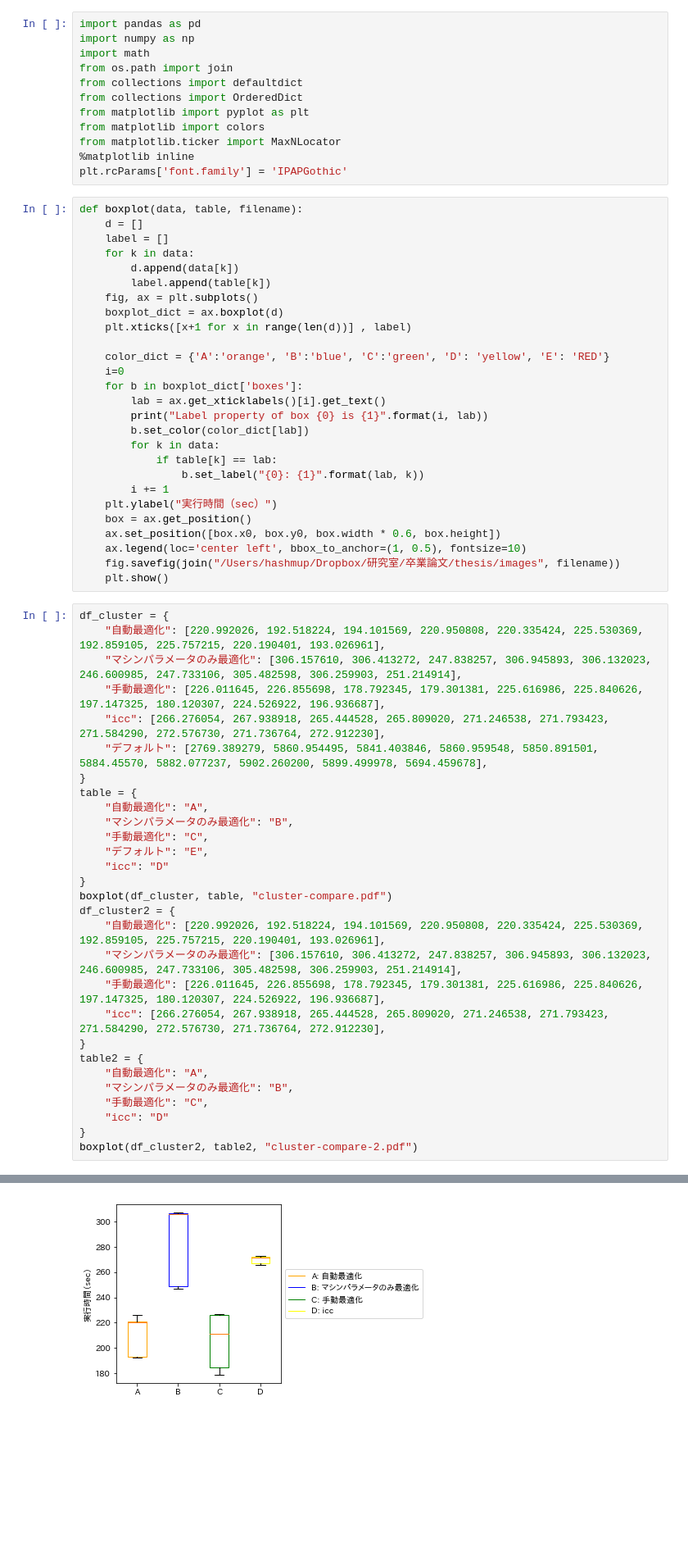
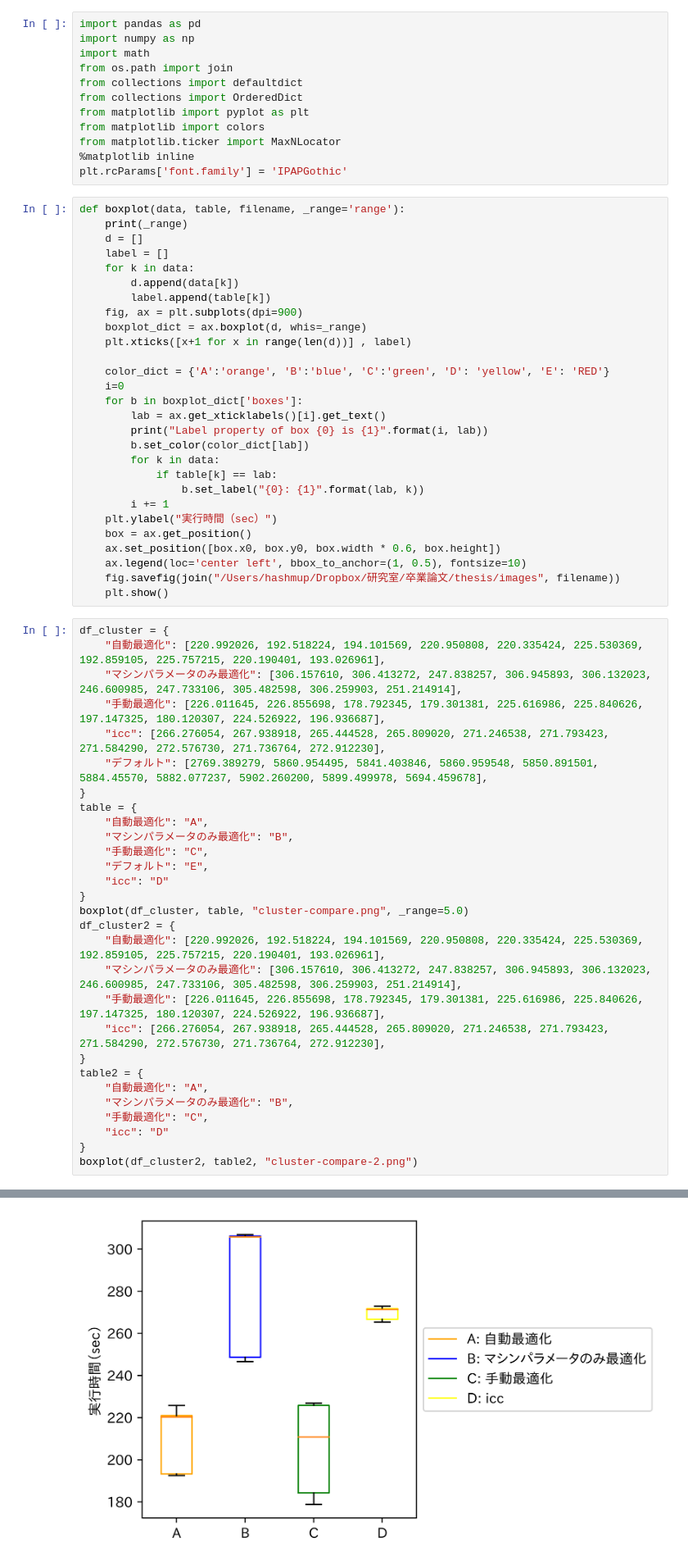
Before and after one commit to hashmup/genie, a Jupyter notebook: analyze/compare.ipynb, the cells around one changed output, grey strips where cells are left out. Shown at 82% size. Cells and saved outputs as stored; diff of their text form; blank space fills up the shorter version.

```diff
--- a/analyze/compare.ipynb
+++ b/analyze/compare.ipynb
@@ -11,14 +11,15 @@ from matplotlib.ticker import MaxNLocator
 %matplotlib inline
 plt.rcParams['font.family'] = 'IPAPGothic'
 # %%
-def boxplot(data, table, filename):
+def boxplot(data, table, filename, _range='range'):
+    print(_range)
     d = []
     label = []
     for k in data:
         d.append(data[k])
         label.append(table[k])
-    fig, ax = plt.subplots()
-    boxplot_dict = ax.boxplot(d)
+    fig, ax = plt.subplots(dpi=900)
+    boxplot_dict = ax.boxplot(d, whis=_range)
     plt.xticks([x+1 for x in range(len(d))] , label)
 
     color_dict = {'A':'orange', 'B':'blue', 'C':'green', 'D': 'yellow', 'E': 'RED'}
@@ -52,7 +53,7 @@ table = {
     "デフォルト": "E",
     "icc": "D"
 }
-boxplot(df_cluster, table, "cluster-compare.pdf")
+boxplot(df_cluster, table, "cluster-compare.png", _range=5.0)
 df_cluster2 = {
     "自動最適化": [220.992026, 192.518224, 194.101569, 220.950808, 220.335424, 225.530369, 192.859105, 225.757215, 220.190401, 193.026961],
     "マシンパラメータのみ最適化": [306.157610, 306.413272, 247.838257, 306.945893, 306.132023, 246.600985, 247.733106, 305.482598, 306.259903, 251.214914],
@@ -65,5 +66,5 @@ table2 = {
     "手動最適化": "C",
     "icc": "D"
 }
-boxplot(df_cluster2, table2, "cluster-compare-2.pdf")
+boxplot(df_cluster2, table2, "cluster-compare-2.png")
 # %% [output]
@@ -76,8 +79,8 @@ Label property of box 4 is E
 Label property of box 0 is A
 Label property of box 1 is B
 Label property of box 2 is C
 Label property of box 3 is D
-[figure, old version]
+[figure, new version]
 # %%
 df_k = {
     "自動最適化": [202.158979 ,202.775673, 199.756990, 201.858775, 202.281723, 202.130959, 202.471293, 202.411957, 201.727052],
```
Also changed, not shown: parts of 18 cells of this notebook.
